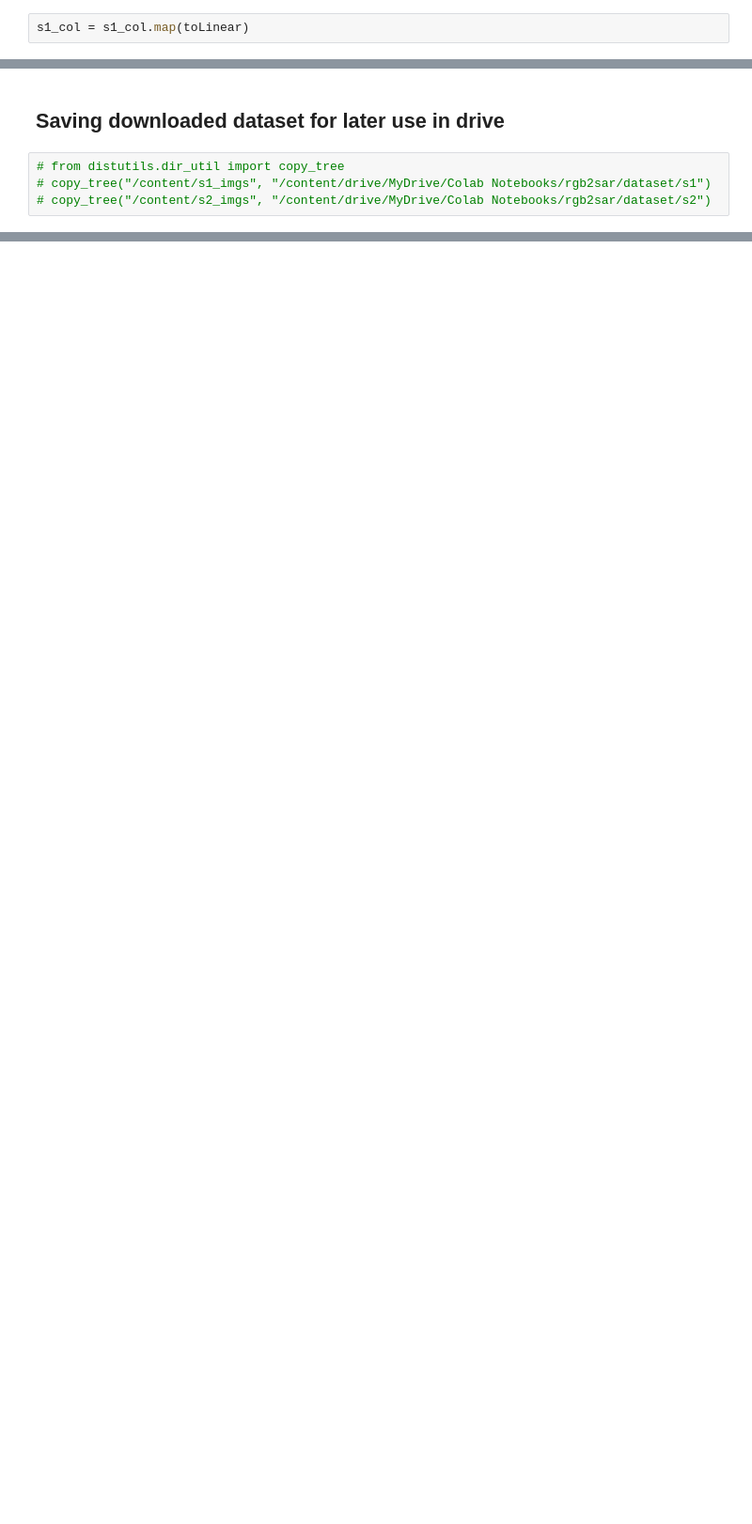
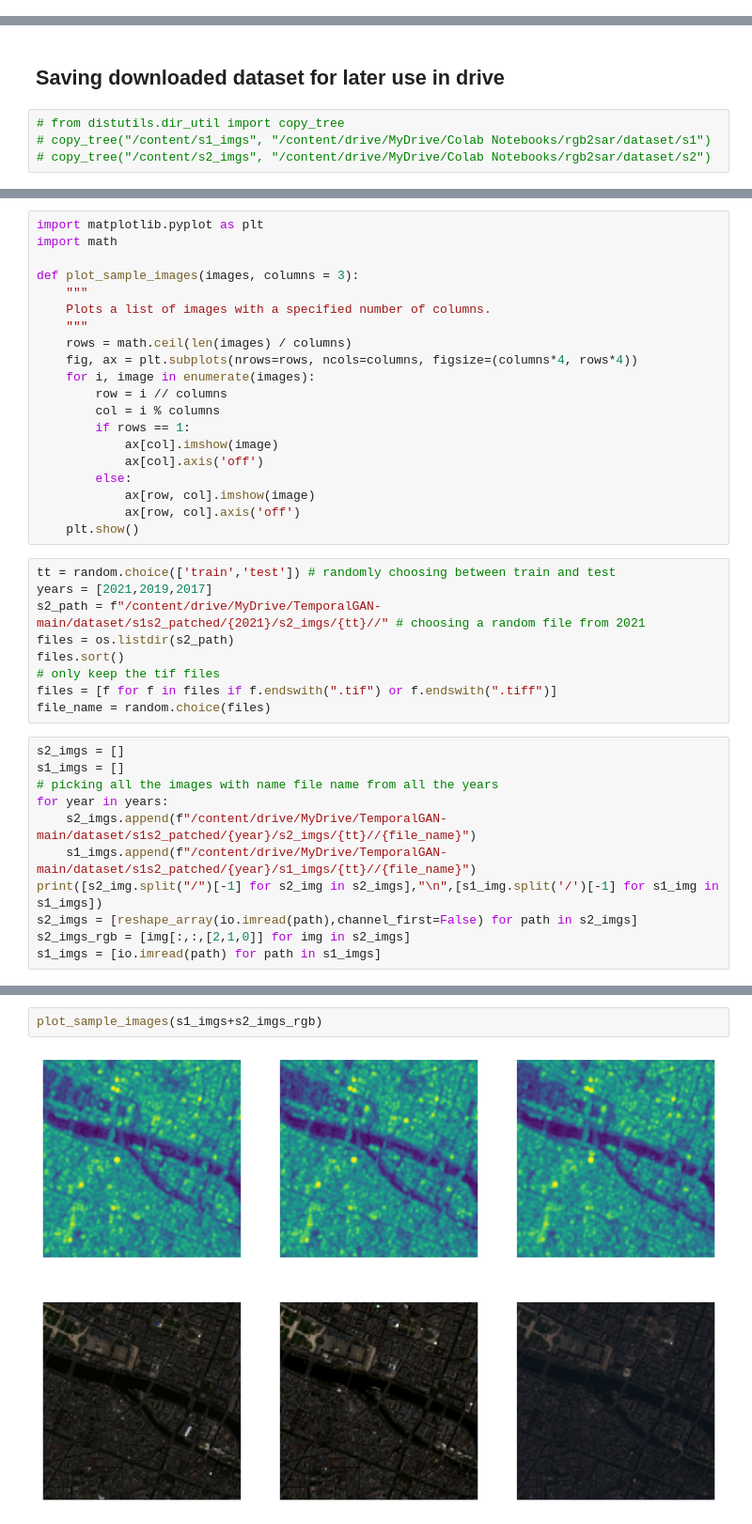
Before and after one commit to moienr/TemporalGAN, a Jupyter notebook: dataset/Dataset_creator.ipynb, the cells around one changed output, grey strips where cells are left out. Shown at 94% size. Cells and saved outputs as stored; diff of their text form; blank space fills up the shorter version.

```diff
--- a/dataset/Dataset_creator.ipynb
+++ b/dataset/Dataset_creator.ipynb
@@ -220,2 +80,0 @@ so we convert the data into `linear` scale, then we use `.mean()` method
-# %%
-s1_col = s1_col.map(toLinear)
@@ -436,0 +409,40 @@ if IN_COLAB:
+# %%
+import matplotlib.pyplot as plt
+import math
+
+def plot_sample_images(images, columns = 3):
+    """
+    Plots a list of images with a specified number of columns.
+    """
+    rows = math.ceil(len(images) / columns)
+    fig, ax = plt.subplots(nrows=rows, ncols=columns, figsize=(columns*4, rows*4))
+    for i, image in enumerate(images):
+        row = i // columns
+        col = i % columns
+        if rows == 1:
+            ax[col].imshow(image)
+            ax[col].axis('off')
+        else:
+            ax[row, col].imshow(image)
+            ax[row, col].axis('off')
+    plt.show()
+# %%
+tt = random.choice(['train','test']) # randomly choosing between train and test
+years = [2021,2019,2017]
+s2_path = f"/content/drive/MyDrive/TemporalGAN-main/dataset/s1s2_patched/{2021}/s2_imgs/{tt}//" # choosing a random file from 2021
+files = os.listdir(s2_path)
+files.sort()
+# only keep the tif files
+files = [f for f in files if f.endswith(".tif") or f.endswith(".tiff")]
+file_name = random.choice(files)
+# %%
+s2_imgs = []
+s1_imgs = []
+# picking all the images with name file name from all the years
+for year in years:
+    s2_imgs.append(f"/content/drive/MyDrive/TemporalGAN-main/dataset/s1s2_patched/{year}/s2_imgs/{tt}//{file_name}")
+    s1_imgs.append(f"/content/drive/MyDrive/TemporalGAN-main/dataset/s1s2_patched/{year}/s1_imgs/{tt}//{file_name}")
+print([s2_img.split("/")[-1] for s2_img in s2_imgs],"\n",[s1_img.split('/')[-1] for s1_img in s1_imgs])
+s2_imgs = [reshape_array(io.imread(path),channel_first=False) for path in s2_imgs]
+s2_imgs_rgb = [img[:,:,[2,1,0]] for img in s2_imgs]
+s1_imgs = [io.imread(path) for path in s1_imgs]
@@ -436,0 +452,4 @@ if IN_COLAB:
+# %%
+plot_sample_images(s1_imgs+s2_imgs_rgb)
+# %% [output]
+[figure, added]
```
Also changed, not shown: parts of 74 cells of this notebook, 9 other files.
